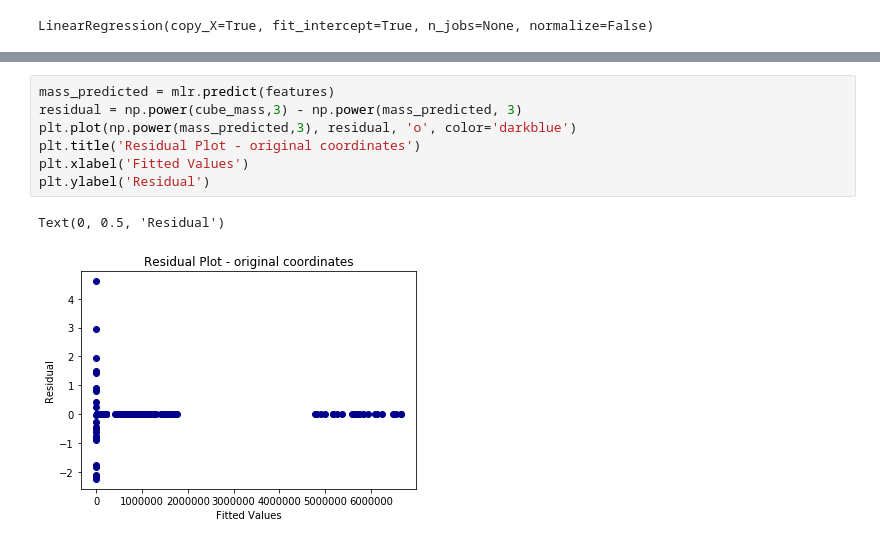
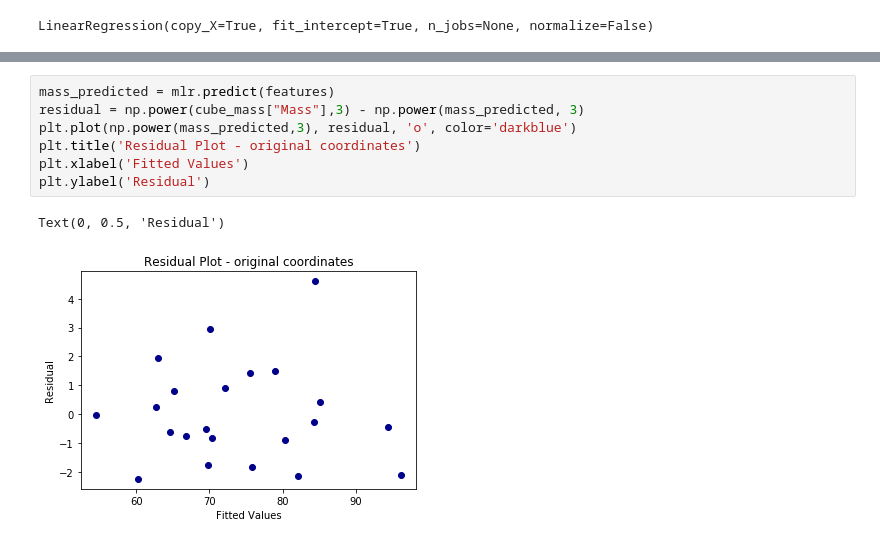
Before and after one commit to podrazque/linear-regression-and-plotting, a Jupyter notebook: HW6.ipynb, the cells around one changed output, grey strips where cells are left out. Drawn from its saved outputs; the diff is of its cells as text.

```diff
--- a/HW6.ipynb
+++ b/HW6.ipynb
@@ -141,10 +164,10 @@ ValueError: Unable to coerce to Series, length must be 11: given 22
 # %%
 mass_predicted = mlr.predict(features)
-residual = np.power(cube_mass,3) - np.power(mass_predicted, 3)
+residual = np.power(cube_mass["Mass"],3) - np.power(mass_predicted, 3)
 plt.plot(np.power(mass_predicted,3), residual, 'o', color='darkblue')
 plt.title('Residual Plot - original coordinates')
 plt.xlabel('Fitted Values')
 plt.ylabel('Residual')
 # %% [output]
 Text(0, 0.5, 'Residual')
-[figure, old version]
+[figure, new version]
```
Also changed, not shown: parts of 4 cells of this notebook.
